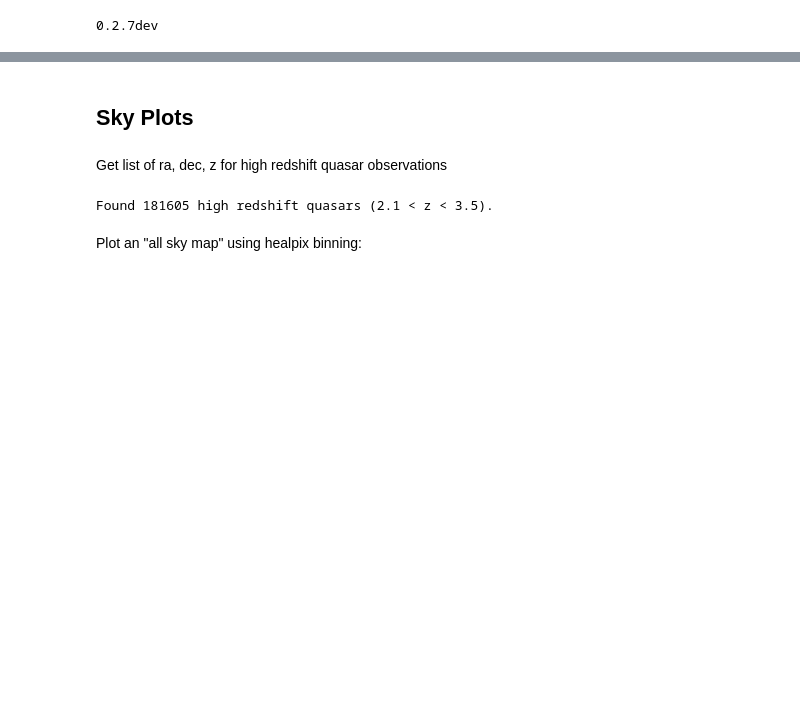
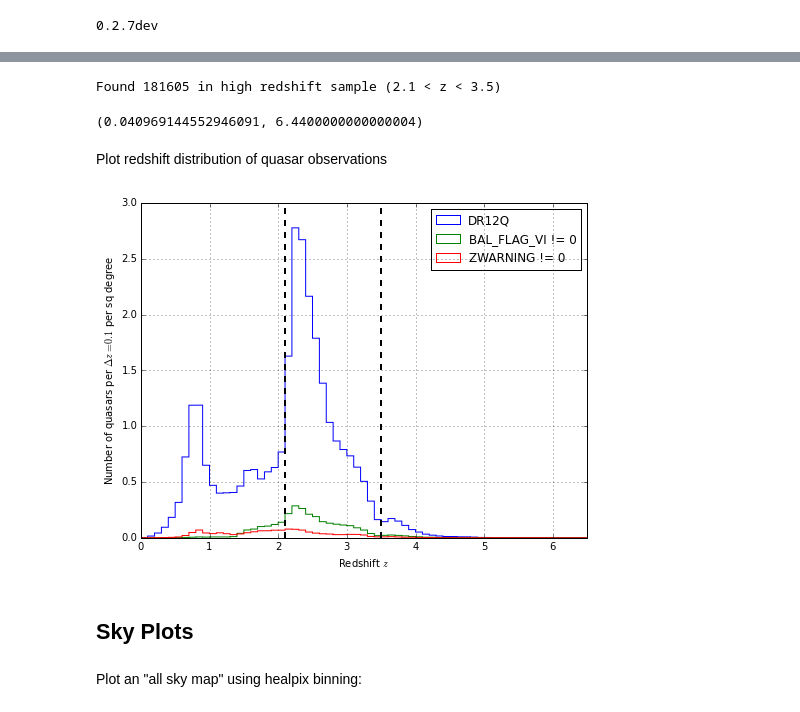
Before and after one commit to dkirkby/bossdata, a Jupyter notebook: examples/nb/MakingSkyPlots.ipynb, the cells around one changed output, grey strips where cells are left out. Drawn from its saved outputs; the diff is of its cells as text; code cells hidden in the pictures; blank space fills up the shorter version.

```diff
--- a/examples/nb/MakingSkyPlots.ipynb
+++ b/examples/nb/MakingSkyPlots.ipynb
@@ -26,0 +38,3 @@ print bossdata.__version__
+# %%
+bal_flagged = quasar_table[quasar_table['BAL_FLAG_VI'] != 0]
+print 'Found {0} with BAL identified from visual inspection'.format(len(bal_flagged))
@@ -26,0 +43,3 @@ print bossdata.__version__
+# %%
+zwarning_flagged = quasar_table[quasar_table['ZWARNING'] != 0]
+print 'Found {0} with ZWARNING from pipepline'.format(len(zwarning_flagged))
@@ -27,4 +48,31 @@ print bossdata.__version__
+# %%
+hiz_quasars = quasar_table[(quasar_table['Z_VI'] > 2.1) & (quasar_table['Z_VI'] < 3.5)]
+print 'Found {0} in high redshift sample (2.1 < z < 3.5)'.format(len(hiz_quasars))
+# %% [output]
+Found 181605 in high redshift sample (2.1 < z < 3.5)
+# %%
+np.min(quasar_table['Z_VI']), np.max(quasar_table['Z_VI'])
+# %% [output]
+(0.040969144552946091, 6.4400000000000004)
+# %% [markdown]
+Plot redshift distribution of quasar observations
+# %%
+plt.figure(figsize=(8,6))
+dr12_survey_area = 10400.0 # square degrees
+wgt = 1.0/dr12_survey_area
+zbins = np.linspace(0,6.5,66)
+plt.hist(quasar_table['Z_VI'], weights=wgt*np.ones(len(quasar_table)), label='DR12Q', bins=zbins, histtype='step')
+plt.hist(bal_flagged['Z_VI'], weights=wgt*np.ones(len(bal_flagged)), label='BAL_FLAG_VI != 0', bins=zbins, histtype='step')
+plt.hist(zwarning_flagged['Z_VI'], weights=wgt*np.ones(len(zwarning_flagged)), label='ZWARNING != 0', bins=zbins, histtype='step')
+plt.xlabel(r'Redshift $z$')
+plt.ylabel(r'Number of quasars per $\Delta z = %.1f$ per sq degree' % (zbins[1]-zbins[0]))
+plt.axvline(2.1, c='k', ls='--', lw=2)
+plt.axvline(3.5, c='k', ls='--', lw=2)
+plt.xlim(0,6.5)
+plt.grid()
+plt.legend()
+plt.show()
+# %% [output]
+[figure, added]
 # %% [markdown]
 ## Sky Plots
-# %% [markdown]
-Get list of ra, dec, z for high redshift quasar observations
@@ -33,8 +79,3 @@ quasar_catalog = bossdata.meta.Database(quasar_catalog=True, lite=False)
-# %%
-quasar_table = quasar_catalog.select_all(what='RA,DEC,Z_VI', where='Z_VI > 2.1 and Z_VI < 3.5', max_rows=0)
-print 'Found {0} high redshift quasars (2.1 < z < 3.5).'.format(len(quasar_table))
-# %% [output]
-Found 181605 high redshift quasars (2.1 < z < 3.5).
 # %% [markdown]
 Plot an "all sky map" using healpix binning:
 # %%
```
Also changed, not shown: parts of 15 cells of this notebook.
